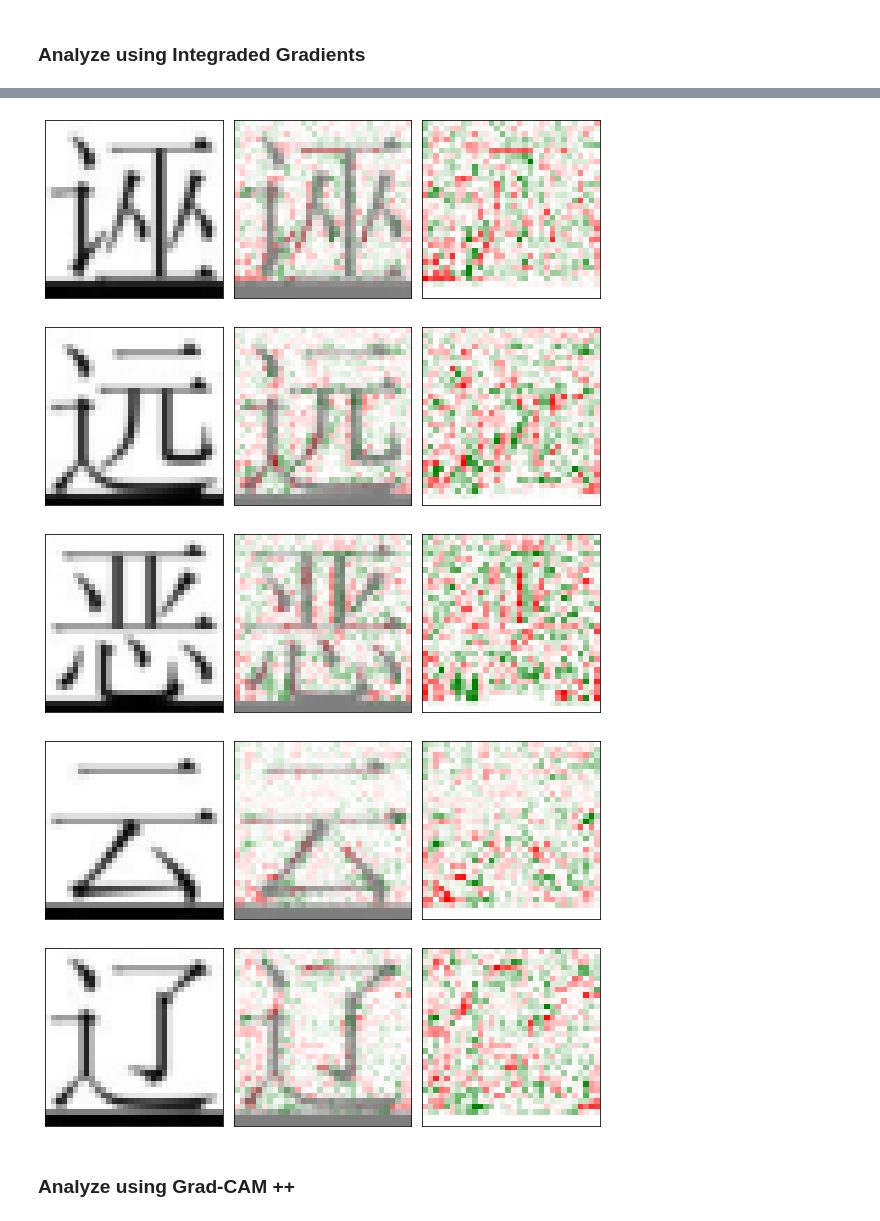
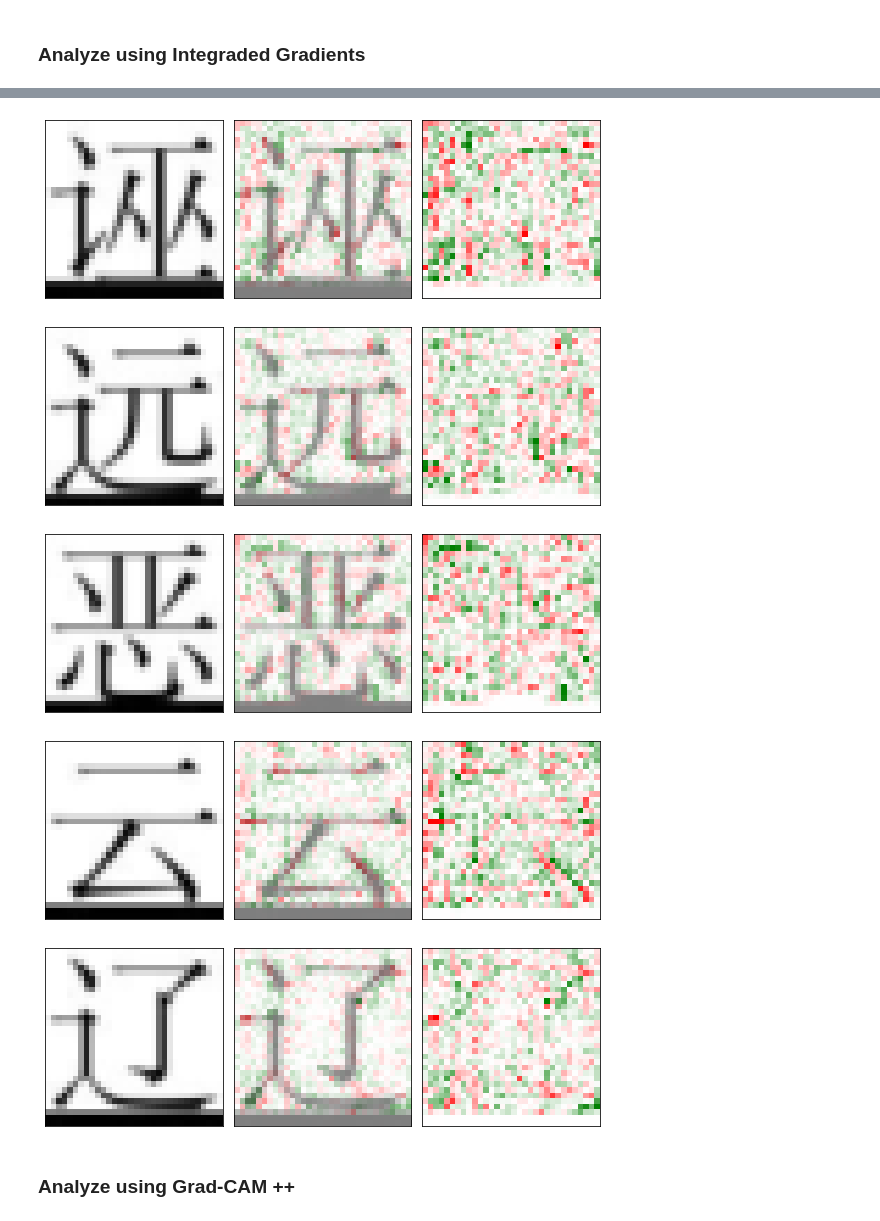
Before and after one commit to SI699/VisualEncoder, a Jupyter notebook: visulization.ipynb, the cells around one changed output, grey strips where cells are left out. Cells and saved outputs as stored; diff of their text form; code cells hidden in the pictures.

```diff
--- a/visulization.ipynb
+++ b/visulization.ipynb
@@ -61,0 +63,4 @@ import numpy as np
+# %%
+lm = BertModel.from_pretrained('bert-base-chinese')
+tokenizer = BertTokenizer.from_pretrained('bert-base-chinese')
+lm = lm.to(device)
@@ -66,3 +75,23 @@ hanzi_list = '吆 诬 远 恶 云 辽'.split()
 # %%
 from captum.attr import IntegratedGradients
 from captum.attr import visualization as viz
+# %%
+class CosModel(torch.nn.Module):
+    def __init__(self, model, linear_layer):
+        super(CosModel, self).__init__()
+        self.model = model
+        self.linear_layer = linear_layer
+        self.cosine_similarity = torch.nn.CosineSimilarity(dim=1, eps=1e-6)
+
+    def forward(self, x, y):
+        x = self.model(x)
+        x = self.linear_layer(x)
+        x = self.cosine_similarity(x, y)
+        return x
+# %%
+linear_layer = torch.nn.Linear(768, 768, bias=False)
+weights = pickle.load(open(save_dir/'xingsheng_matrix.pkl', 'rb'))
+linear_layer.weight.data = torch.from_numpy(weights)
+linear_layer.to(device)
+cos_model = CosModel(model, linear_layer)
+cos_model.eval()
@@ -75,13 +122,15 @@ for hanzi in hanzi_list:
     img = Image.open(str(img_path)).convert('L')
     img_tensor = img_transforms(img).unsqueeze(0).to(device)
     img_tensor.requires_grad = True
-    final_attribution = torch.zeros(img_tensor.shape)
-    for i in tqdm(range(768)):
-        model.zero_grad()
-        ig = IntegratedGradients(model)
-        final_attribution += weights[i]*ig.attribute(img_tensor, target=i).detach().cpu()  # img is the input image
+    #final_attribution = torch.zeros(img_tensor.shape)
+    inputs = tokenizer(hanzi, return_tensors='pt')
+    hanzi_id = inputs['input_ids'][0][1].to(device)
+    semantic_embedding = lm.embeddings.word_embeddings(hanzi_id).detach().unsqueeze(0)
+    cos_model.zero_grad()
+    ig = IntegratedGradients(cos_model)
+    attribution = ig.attribute(img_tensor, additional_forward_args=semantic_embedding).detach().cpu()  # img is the input image
     img = viz.visualize_image_attr_multiple(
-    np.transpose(final_attribution.squeeze(0).numpy(), (1,2,0)),
+    np.transpose(attribution.squeeze(0).numpy(), (1,2,0)),
     np.transpose(img_tensor.detach().cpu().squeeze(0).repeat(3,1,1).numpy(), (1,2,0)),
     signs=["all", "all", "all"],
     methods=["original_image", "blended_heat_map", "heat_map"],
@@ -92,8 +141,8 @@ for hanzi in hanzi_list:
-[figure, old version]
+[figure, new version]
-[figure, old version]
+[figure, new version]
-[figure, old version]
+[figure, new version]
-[figure, old version]
+[figure, new version]
-[figure, old version]
+[figure, new version]
 # %% [markdown]
 ### Analyze using Grad-CAM ++
 # %%
```
Also changed, not shown: parts of 6 cells of this notebook, 6 other files.
